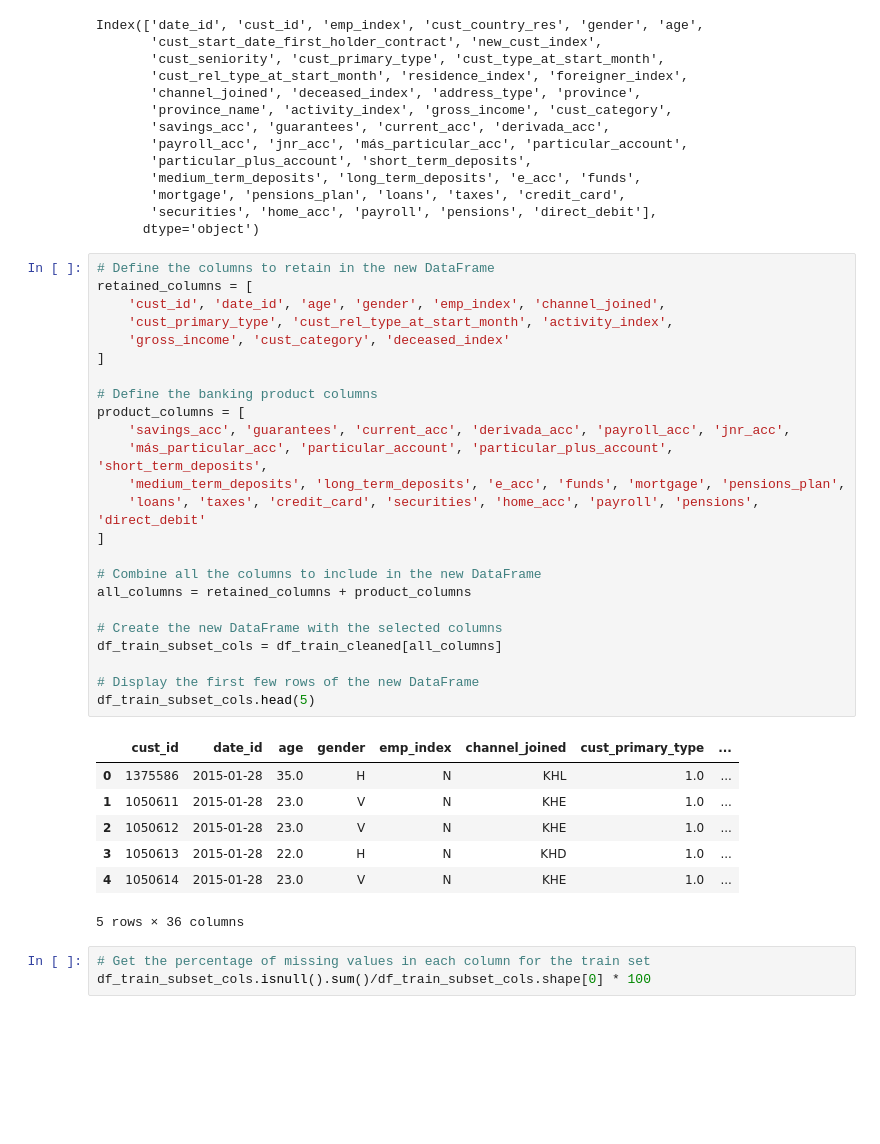
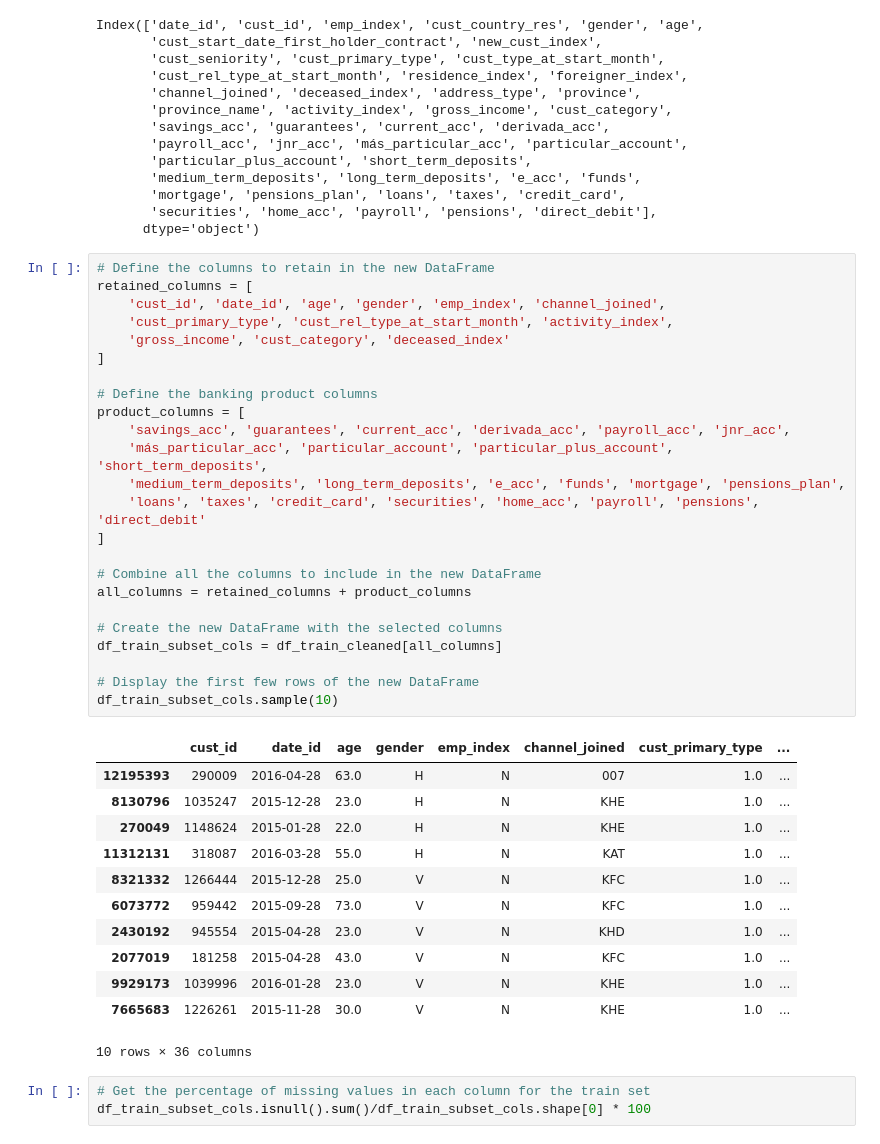
Before and after one commit to highwind-ai/examples, a Jupyter notebook: knn-banking-product-recommender/notebooks/data_exploration_santander_product_ds.ipynb, the cells around one changed output. Cells and saved outputs as stored; diff of their text form; blank space fills up the shorter version.

```diff
--- a/knn-banking-product-recommender/notebooks/data_exploration_santander_product_ds.ipynb
+++ b/knn-banking-product-recommender/notebooks/data_exploration_santander_product_ds.ipynb
@@ -759,35 +763,40 @@ Index(['date_id', 'cust_id', 'emp_index', 'cust_country_res', 'gender', 'age',
 # %%
 # Define the columns to retain in the new DataFrame
 retained_columns = [
     'cust_id', 'date_id', 'age', 'gender', 'emp_index', 'channel_joined',
     'cust_primary_type', 'cust_rel_type_at_start_month', 'activity_index',
     'gross_income', 'cust_category', 'deceased_index'
 ]
 
 # Define the banking product columns
 product_columns = [
     'savings_acc', 'guarantees', 'current_acc', 'derivada_acc', 'payroll_acc', 'jnr_acc',
     'más_particular_acc', 'particular_account', 'particular_plus_account', 'short_term_deposits',
     'medium_term_deposits', 'long_term_deposits', 'e_acc', 'funds', 'mortgage', 'pensions_plan',
     'loans', 'taxes', 'credit_card', 'securities', 'home_acc', 'payroll', 'pensions', 'direct_debit'
 ]
 
 # Combine all the columns to include in the new DataFrame
 all_columns = retained_columns + product_columns
 
 # Create the new DataFrame with the selected columns
 df_train_subset_cols = df_train_cleaned[all_columns]
 
 # Display the first few rows of the new DataFrame
-df_train_subset_cols.head(5)
+df_train_subset_cols.sample(10)
 # %% [output]
 |  | cust_id | date_id | age | gender | emp_index | channel_joined | cust_primary_type | ... |
-| 0 | 1375586 | 2015-01-28 | 35.0 | H | N | KHL | 1.0 | ... |
-| 1 | 1050611 | 2015-01-28 | 23.0 | V | N | KHE | 1.0 | ... |
-| 2 | 1050612 | 2015-01-28 | 23.0 | V | N | KHE | 1.0 | ... |
-| 3 | 1050613 | 2015-01-28 | 22.0 | H | N | KHD | 1.0 | ... |
-| 4 | 1050614 | 2015-01-28 | 23.0 | V | N | KHE | 1.0 | ... |
+| 12195393 | 290009 | 2016-04-28 | 63.0 | H | N | 007 | 1.0 | ... |
+| 8130796 | 1035247 | 2015-12-28 | 23.0 | H | N | KHE | 1.0 | ... |
+| 270049 | 1148624 | 2015-01-28 | 22.0 | H | N | KHE | 1.0 | ... |
+| 11312131 | 318087 | 2016-03-28 | 55.0 | H | N | KAT | 1.0 | ... |
+| 8321332 | 1266444 | 2015-12-28 | 25.0 | V | N | KFC | 1.0 | ... |
+| 6073772 | 959442 | 2015-09-28 | 73.0 | V | N | KFC | 1.0 | ... |
+| 2430192 | 945554 | 2015-04-28 | 23.0 | V | N | KHD | 1.0 | ... |
+| 2077019 | 181258 | 2015-04-28 | 43.0 | V | N | KFC | 1.0 | ... |
+| 9929173 | 1039996 | 2016-01-28 | 23.0 | V | N | KHE | 1.0 | ... |
+| 7665683 | 1226261 | 2015-11-28 | 30.0 | V | N | KHE | 1.0 | ... |
-5 rows × 36 columns
+10 rows × 36 columns
 # %%
 # Get the percentage of missing values in each column for the train set
 df_train_subset_cols.isnull().sum()/df_train_subset_cols.shape[0] * 100
```
Also changed, not shown: parts of 29 cells of this notebook.
